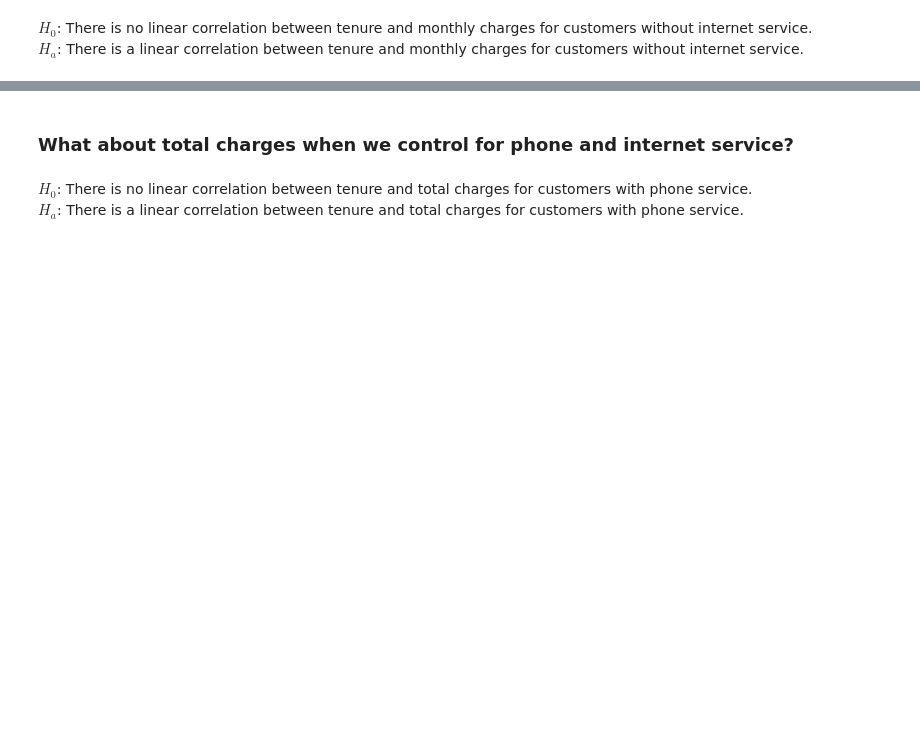
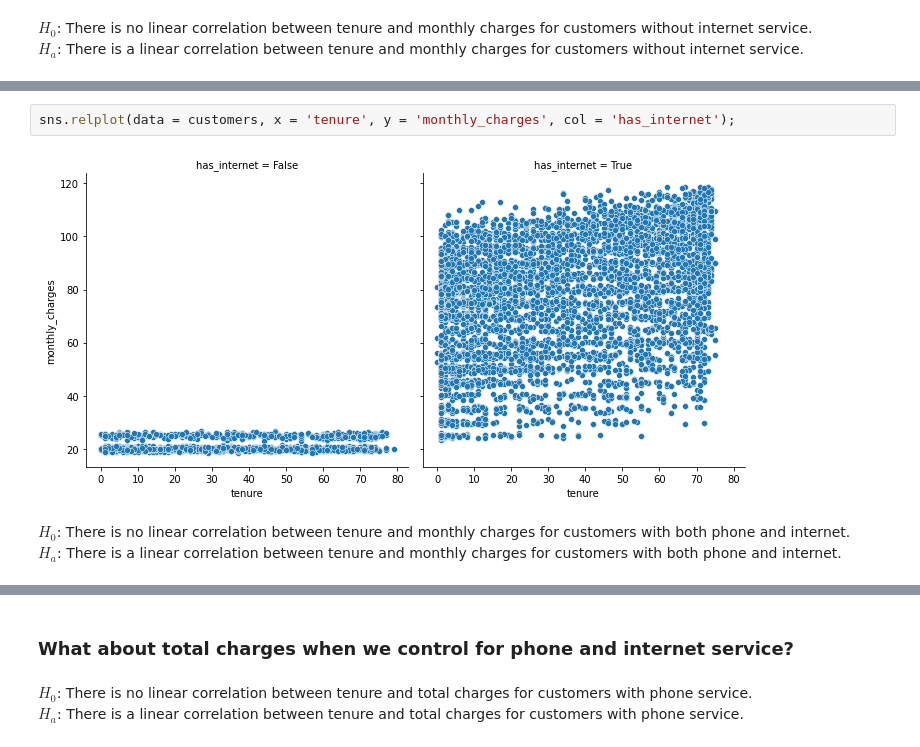
Before and after one commit to alegarcia-dev/statistics-exercises, a Jupyter notebook: hypothesis_testing.ipynb, the cells around one changed output, grey strips where cells are left out. Cells and saved outputs as stored; diff of their text form; blank space fills up the shorter version.

```diff
--- a/hypothesis_testing.ipynb
+++ b/hypothesis_testing.ipynb
@@ -429,0 +475,8 @@ r, p
+# %%
+sns.relplot(data = customers, x = 'tenure', y = 'monthly_charges', col = 'has_internet');
+# %% [output]
+[figure, added]
+# %% [markdown]
+$H_{0}$: There is no linear correlation between tenure and monthly charges for customers with both phone and internet.
+<br>
+$H_{a}$: There is a linear correlation between tenure and monthly charges for customers with both phone and internet.
```
Also changed, not shown: parts of 50 cells of this notebook.
